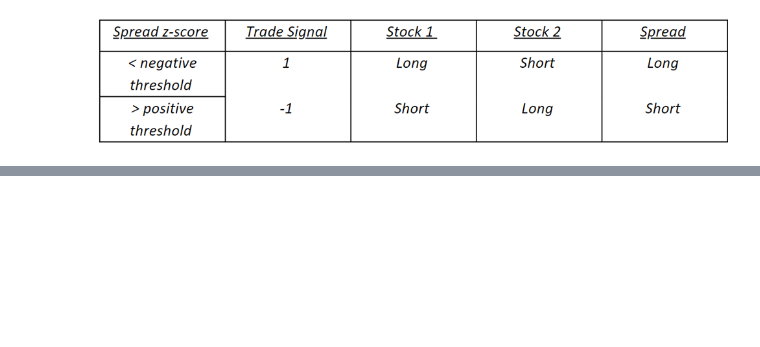
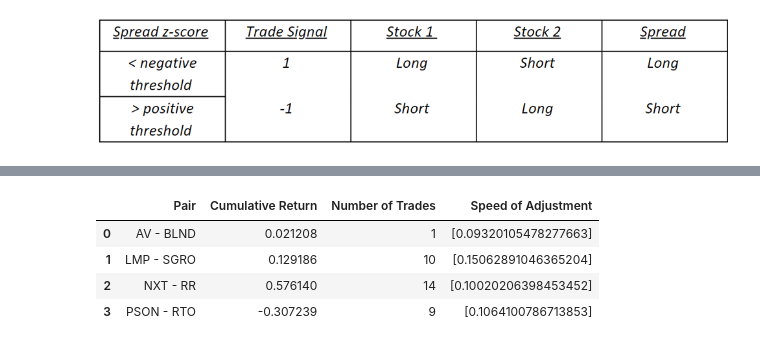
Before and after one commit to GeorgeBresnahan/Learning-Python-for-Quantitative-Finance, a Jupyter notebook: Pairs_Trading.ipynb, the cells around one changed output, grey strips where cells are left out. Cells and saved outputs as stored; diff of their text form; code cells hidden in the pictures; blank space fills up the shorter version.

```diff
--- a/Pairs_Trading.ipynb
+++ b/Pairs_Trading.ipynb
@@ -392,0 +462,9 @@ Status:
+# %%
+res = self.results_df
+res
+# %% [output]
+|  | Pair | Cumulative Return | Number of Trades | Speed of Adjustment |
+| 0 | AV - BLND | 0.021208 | 1 | [0.09320105478277663] |
+| 1 | LMP - SGRO | 0.129186 | 10 | [0.15062891046365204] |
+| 2 | NXT - RR | 0.576140 | 14 | [0.10020206398453452] |
+| 3 | PSON - RTO | -0.307239 | 9 | [0.1064100786713853] |
```
Also changed, not shown: parts of 13 cells of this notebook.
